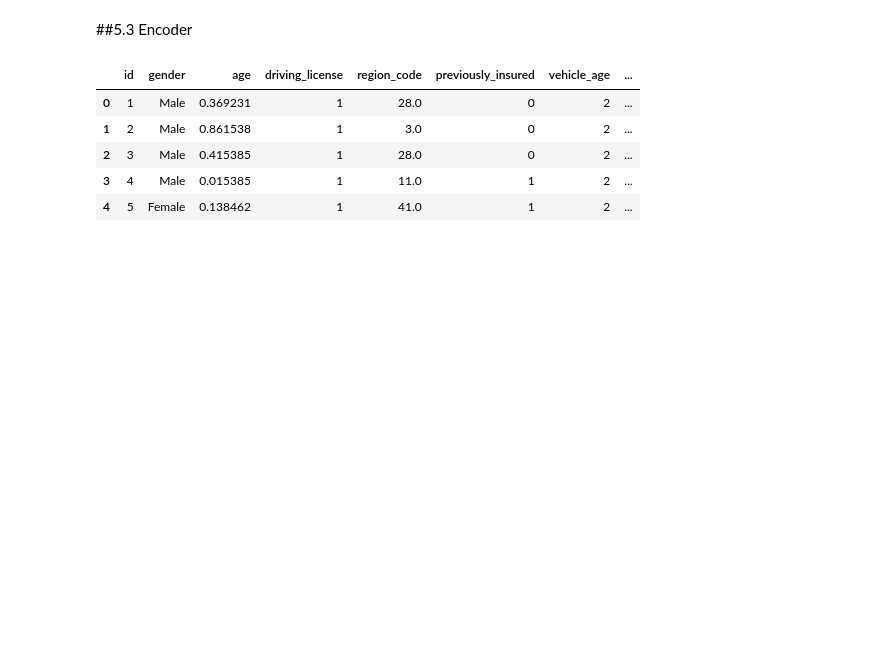
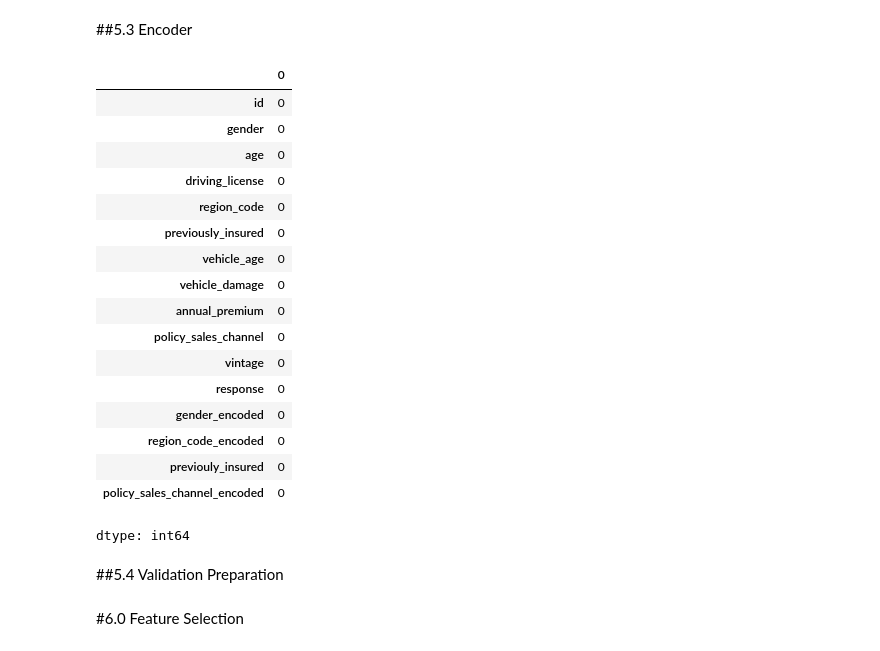
Before and after one commit to jessicanadalete/health_insurance_cross_sell, a Jupyter notebook: health_insurance_cross_sell.ipynb, the cells around one changed output. Drawn from its saved outputs; the diff is of its cells as text; code cells hidden in the pictures; blank space fills up the shorter version.

Commit message:
Finished Encoding

```diff
--- a/health_insurance_cross_sell.ipynb
+++ b/health_insurance_cross_sell.ipynb
@@ -272,6 +273,13 @@ ax.set_xticks(range(0, len(aux), 10));
 #5.0 Data Preparation
 # %%
 df5 = df4.copy()
+# %%
+x = df4.drop('response', axis=1)
+y = df4['response'].copy()
+
+X_train, X_test, y_train, y_test = ms.train_test_split(x, y, test_size=0.20)
+
+df5 = pd.concat([X_train, y_train], axis=1)
 # %% [markdown]
 ##5.1 Standardization
 # %%
@@ -289,13 +297,18 @@ mms_vintage = pp.MinMaxScaler()
 df5['age'] = mms_age.fit_transform(df5[['age']].values)
 
 #vintage
-df5['vintage'] = mms_age.fit_transform(df5[['vintage']].values)
+df5['vintage'] = mms_vintage.fit_transform(df5[['vintage']].values)
 # %% [markdown]
 ##5.3 Encoder
 # %%
 #vehicle damage (Label encoding)
 
 df5['vehicle_damage'] = df5['vehicle_damage'].apply(lambda x: 1 if x == "Yes" else 0)
+
+#gender (Label encoding)
+
+mean_encoded_gender = df5.groupby('gender')['response'].mean()
+df5['gender_encoded'] = df5['gender'].map(mean_encoded_gender)
 
 #vehicle age transformation (Order encoding)
 
@@ -307,17 +320,33 @@ mean_encoded_region = df5.groupby('region_code')['response'].mean()
 df5['region_code_encoded'] = df5['region_code'].map(mean_encoded_region)
 
 #previously insurance (Label encoding)
+
 df5['previouly_insured'] = df5['previously_insured'].apply(lambda x: 1 if x == "Yes" else 0)
 
 #policy sales channel (Targeting encoding - multivariables)
+
 mean_encoded_channel = df5.groupby('policy_sales_channel').size()/len(df5)
 df5['policy_sales_channel_encoded'] = df5['policy_sales_channel'].map(mean_encoded_channel)
-# %%
-df5.head()
-# %% [output]
-|  | id | gender | age | driving_license | region_code | previously_insured | vehicle_age | ... |
-| 0 | 1 | Male | 0.369231 | 1 | 28.0 | 0 | 2 | ... |
-| 1 | 2 | Male | 0.861538 | 1 | 3.0 | 0 | 2 | ... |
-| 2 | 3 | Male | 0.415385 | 1 | 28.0 | 0 | 2 | ... |
-| 3 | 4 | Male | 0.015385 | 1 | 11.0 | 1 | 2 | ... |
-| 4 | 5 | Female | 0.138462 | 1 | 41.0 | 1 | 2 | ... |
+# %%
+df5.isna().sum()
+# %% [output]
+|  | 0 |
+| id | 0 |
+| gender | 0 |
+| age | 0 |
+| driving_license | 0 |
+| region_code | 0 |
+| previously_insured | 0 |
+| vehicle_age | 0 |
+| vehicle_damage | 0 |
+| annual_premium | 0 |
+| policy_sales_channel | 0 |
+| vintage | 0 |
+| response | 0 |
+| gender_encoded | 0 |
+| region_code_encoded | 0 |
+| previouly_insured | 0 |
+| policy_sales_channel_encoded | 0 |
+dtype: int64
+# %% [markdown]
+##5.4 Validation Preparation
@@ -323,0 +365,2 @@ df5.head()
+# %% [markdown]
+#6.0 Feature Selection
```
Also changed, not shown: parts of 2 cells of this notebook.
